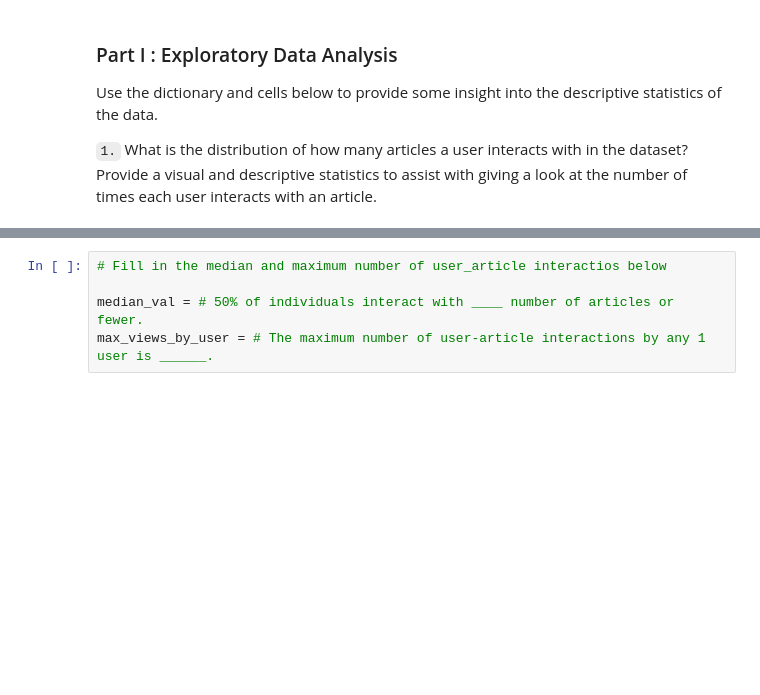
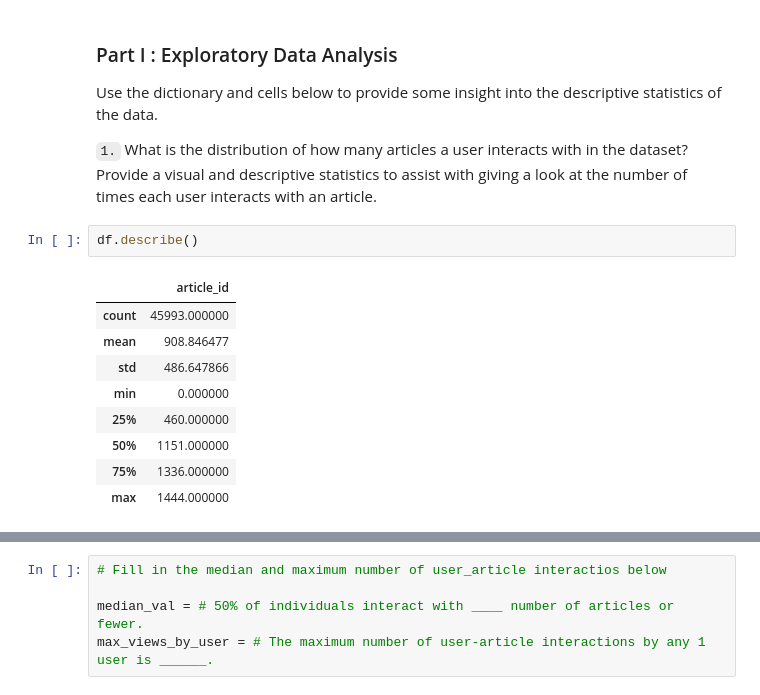
Before and after one commit to deacona/DSND_Term2, a Jupyter notebook: project_files/Recommendations_with_IBM/Recommendations_with_IBM.ipynb, the cells around one changed output, grey strips where cells are left out. Cells and saved outputs as stored; diff of their text form; blank space fills up the shorter version.

```diff
--- a/project_files/Recommendations_with_IBM/Recommendations_with_IBM.ipynb
+++ b/project_files/Recommendations_with_IBM/Recommendations_with_IBM.ipynb
@@ -44,3 +58,15 @@ df_content.head()
 Use the dictionary and cells below to provide some insight into the descriptive statistics of the data.
 
 `1.` What is the distribution of how many articles a user interacts with in the dataset?  Provide a visual and descriptive statistics to assist with giving a look at the number of times each user interacts with an article.
+# %%
+df.describe()
+# %% [output]
+|  | article_id |
+| count | 45993.000000 |
+| mean | 908.846477 |
+| std | 486.647866 |
+| min | 0.000000 |
+| 25% | 460.000000 |
+| 50% | 1151.000000 |
+| 75% | 1336.000000 |
+| max | 1444.000000 |
```
Also changed, not shown: parts of 3 cells of this notebook, 1 other file.
